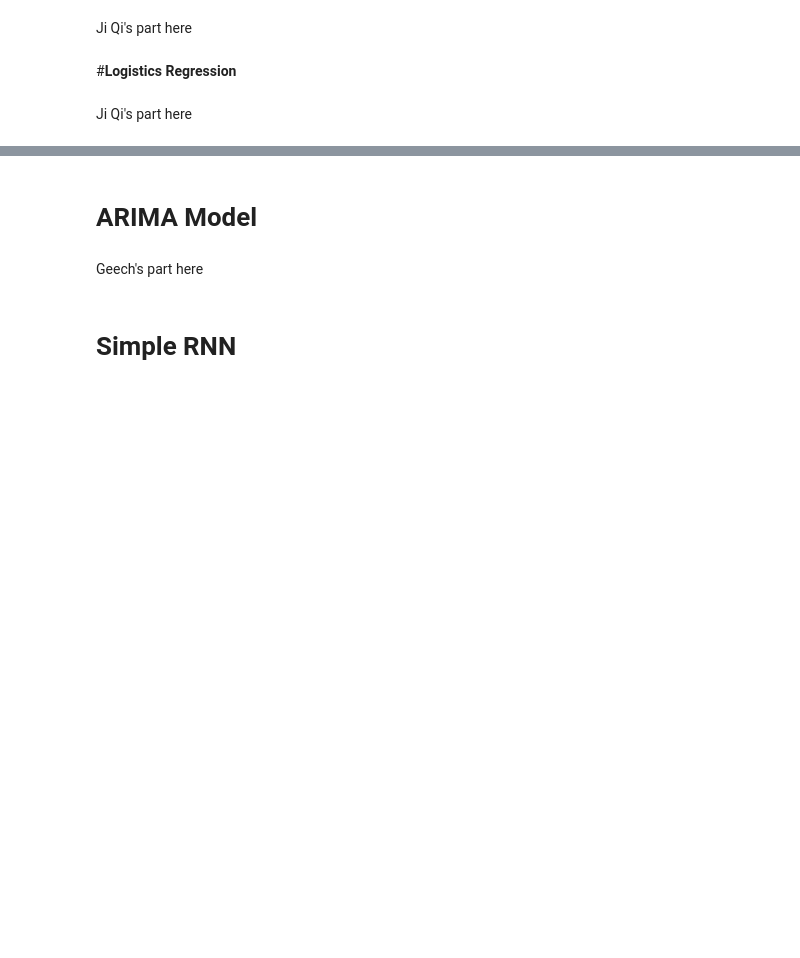
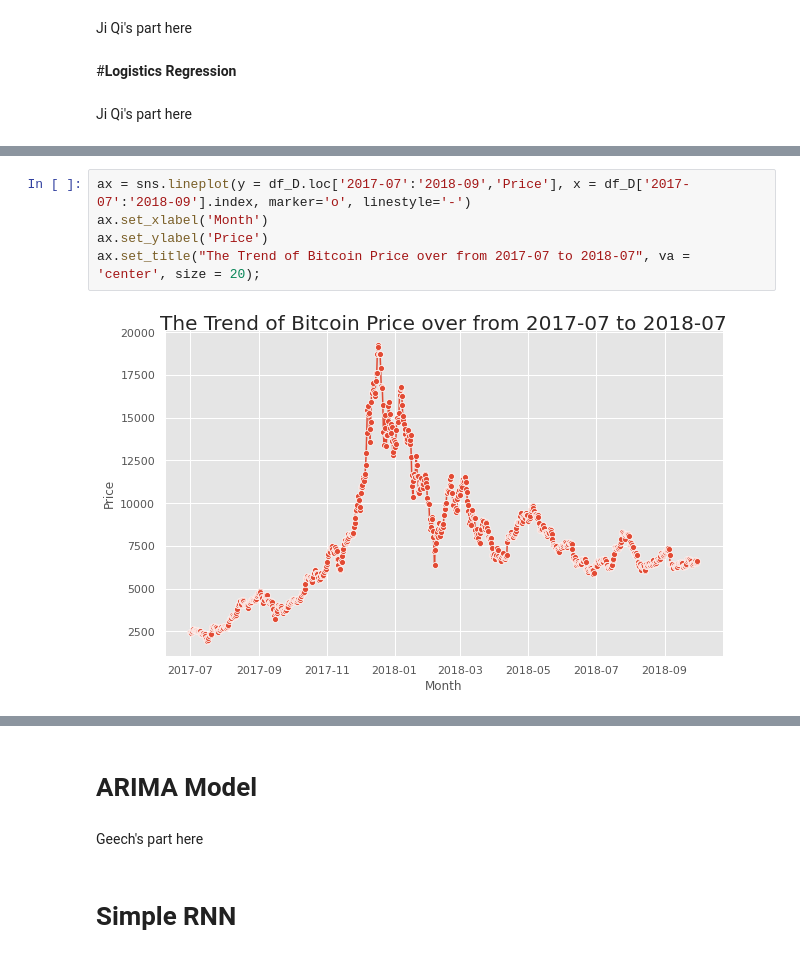
Before and after one commit to zhouchun0105/BA780-project, a Jupyter notebook: Bitcoin_Price_and_its_Movement_Direction_Prediction_Ji.ipynb, the cells around one changed output, grey strips where cells are left out. Drawn from its saved outputs; the diff is of its cells as text; blank space fills up the shorter version.

```diff
--- a/Bitcoin_Price_and_its_Movement_Direction_Prediction_Ji.ipynb
+++ b/Bitcoin_Price_and_its_Movement_Direction_Prediction_Ji.ipynb
@@ -182,0 +405,7 @@ Ji Qi's part here
+# %%
+ax = sns.lineplot(y = df_D.loc['2017-07':'2018-09','Price'], x = df_D['2017-07':'2018-09'].index, marker='o', linestyle='-')
+ax.set_xlabel('Month')
+ax.set_ylabel('Price')
+ax.set_title("The Trend of Bitcoin Price over from 2017-07 to 2018-07", va = 'center', size = 20);
+# %% [output]
+[figure, added]
```
Also changed, not shown: parts of 55 cells of this notebook.
